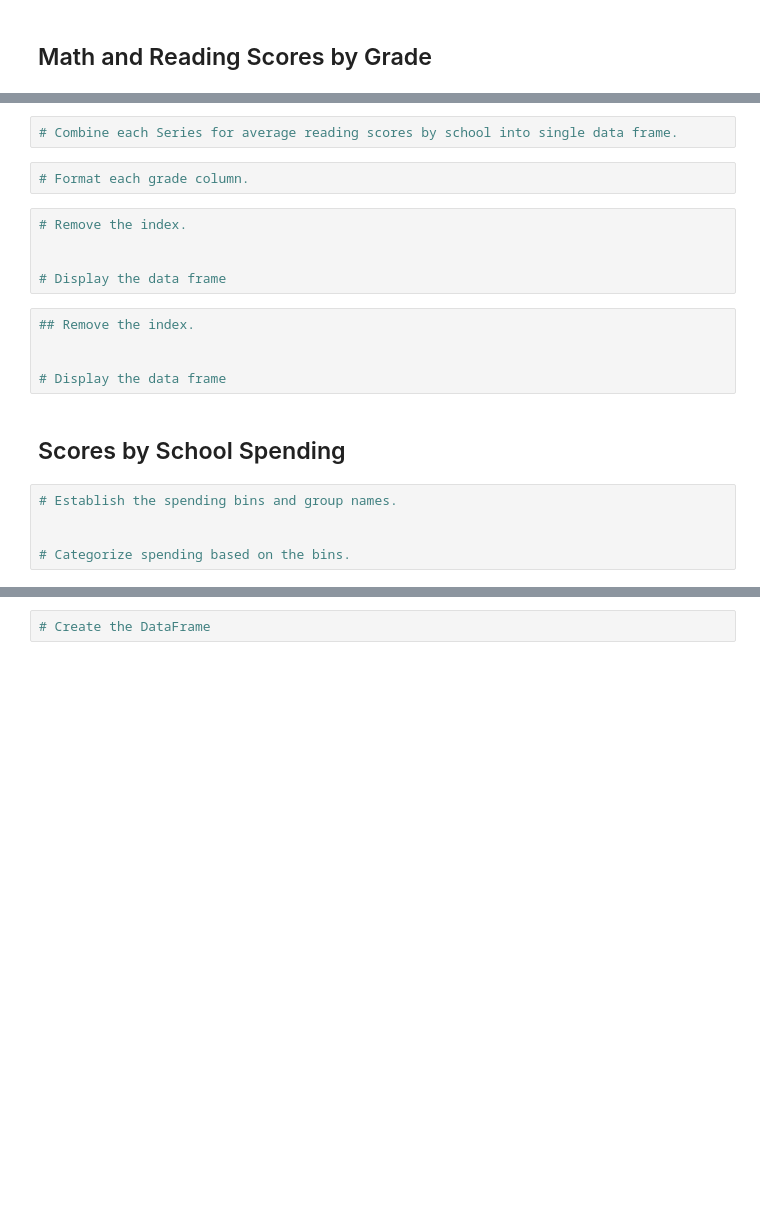
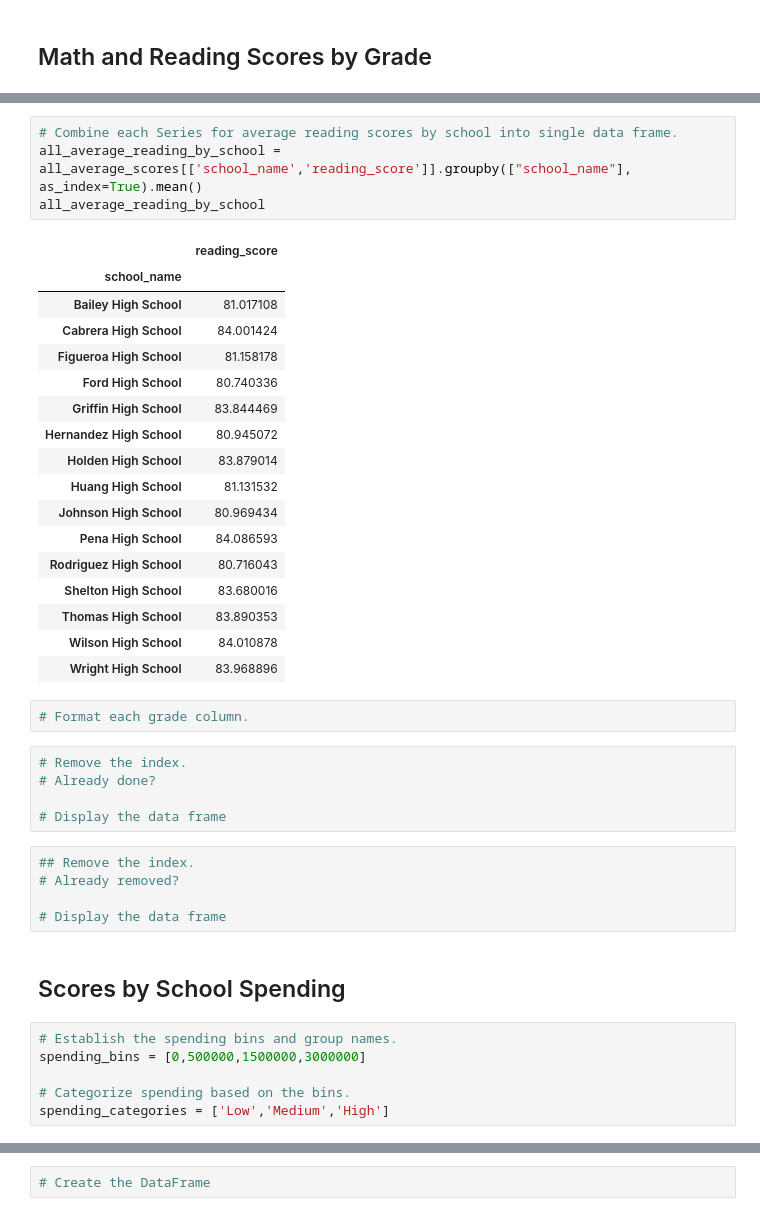
Before and after one commit to apiispanen/School_District_Analysis, a Jupyter notebook: PyCitySchools_Challenge_testing.ipynb, the cells around one changed output, grey strips where cells are left out. Cells and saved outputs as stored; diff of their text form; blank space fills up the shorter version.

```diff
--- a/PyCitySchools_Challenge_testing.ipynb
+++ b/PyCitySchools_Challenge_testing.ipynb
@@ -426,23 +429,44 @@ average_math_scores.merge(average_reading_scores, how="inner", on=["grade","scho
 # %%
 # Combine each Series for average reading scores by school into single data frame.
+all_average_reading_by_school = all_average_scores[['school_name','reading_score']].groupby(["school_name"], as_index=True).mean()
+all_average_reading_by_school
+# %% [output]
+|  | reading_score |
+| school_name |  |
+| Bailey High School | 81.017108 |
+| Cabrera High School | 84.001424 |
+| Figueroa High School | 81.158178 |
+| Ford High School | 80.740336 |
+| Griffin High School | 83.844469 |
+| Hernandez High School | 80.945072 |
+| Holden High School | 83.879014 |
+| Huang High School | 81.131532 |
+| Johnson High School | 80.969434 |
+| Pena High School | 84.086593 |
+| Rodriguez High School | 80.716043 |
+| Shelton High School | 83.680016 |
+| Thomas High School | 83.890353 |
+| Wilson High School | 84.010878 |
+| Wright High School | 83.968896 |
 # %%
 # Format each grade column.
 # %%
 # Remove the index.
-
+# Already done?
 
 # Display the data frame
 # %%
 ## Remove the index.
-
+# Already removed?
 
 # Display the data frame
 # %% [markdown]
 ## Scores by School Spending
 # %%
 # Establish the spending bins and group names.
-
+spending_bins = [0,500000,1500000,3000000]
 
 # Categorize spending based on the bins.
+spending_categories = ['Low','Medium','High']
 # %%
 # Calculate averages for the desired columns.
```
Also changed, not shown: parts of 64 cells of this notebook.
